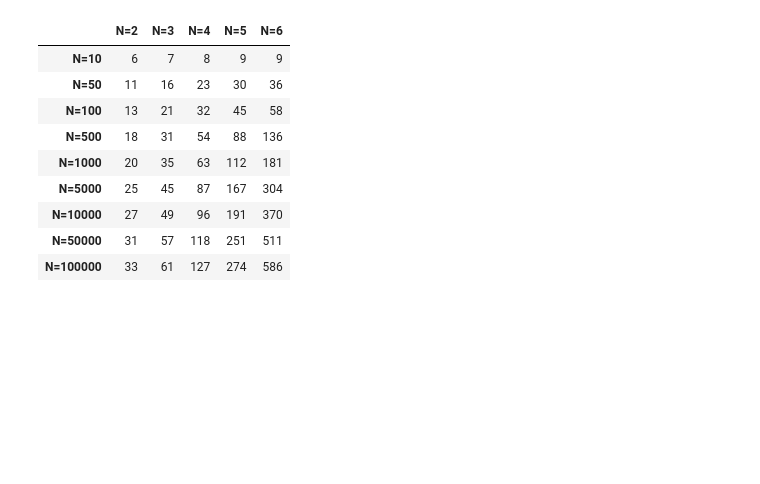
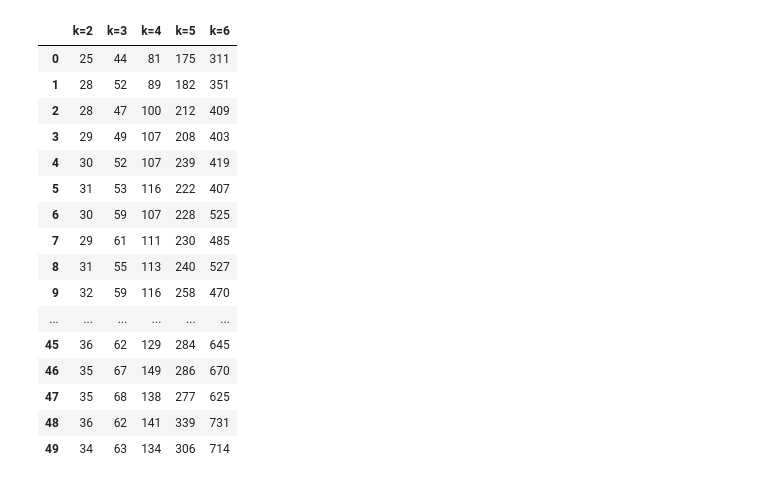
Before and after one commit to Polfono/Projecte-A-Q1-23-24, a Jupyter notebook: resultats.ipynb, the cells around one changed output. Saved outputs shown, nothing was run; the diff lists cells and outputs as text; code cells hidden in the pictures; blank space fills up the shorter version.

```diff
--- a/resultats.ipynb
+++ b/resultats.ipynb
@@ -3,27 +3,79 @@ import pandas as pd
 import matplotlib.pyplot as plt
 import numpy as np
 # %%
-col_names = ["N=2","N=3","N=4","N=5","N=6"]
-index_names = ["N=10","N=50","N=100","N=500","N=1000","N=5000","N=10000","N=50000","N=100000"]
-df_standard = pd.DataFrame([[6,7,8,9,9],
-                           [11,16,23,30,36],
-                           [13,21,32,45,58],
-                           [18,31,54,88,136],
-                           [20,35,63,112,181],
-                           [25,45,87,167,304],
-                           [27,49,96,191,370],
-                           [31,57,118,251,511],
-                           [33,61,127,274,586]],
-                          columns = col_names,index=index_names)
+col_names = ["k=2","k=3","k=4","k=5","k=6"]
+index_names = ["N=0","N=25.000","N=50.000","N=75.000","N=100.000","N=125.000","N=150.000",
+              "N=175.000","N=200.000","N=225.000","N=250.000"]
+dades = [
+[25,44,81,175,311],
+[28,52,89,182,351],
+[28,47,100,212,409],
+[29,49,107,208,403],
+[30,52,107,239,419],
+[31,53,116,222,407],
+[30,59,107,228,525],
+[29,61,111,230,485],
+[31,55,113,240,527],
+[32,59,116,258,470],
+[31,56,122,270,473],
+[31,59,121,265,529],
+[31,57,112,259,531],
+[32,64,115,260,572],
+[33,55,125,251,534],
+[33,62,117,247,581],
+[33,62,138,249,528],
+[32,60,118,274,566],
+[33,60,121,274,619],
+[34,66,127,258,568],
+[31,56,122,276,607],
+[33,59,139,301,575],
+[33,59,129,272,618],
+[34,60,131,265,544],
+[34,66,122,312,573],
+[33,64,140,288,646],
+[34,60,136,270,561],
+[32,61,133,293,637],
+[35,70,117,296,699],
+[33,59,127,312,614],
+[33,62,128,322,671],
+[34,64,125,279,617],
+[34,62,137,282,590],
+[35,64,133,292,570],
+[34,63,137,278,623],
+[34,56,145,280,579],
+[34,61,131,325,662],
+[36,62,133,305,662],
+[34,60,132,284,668],
+[33,71,121,288,746],
+[33,61,140,311,663],
+[33,64,141,283,615],
+[35,65,129,300,660],
+[34,60,145,307,620],
+[35,70,153,329,722],
+[36,62,129,284,645],
+[35,67,149,286,670],
+[35,68,138,277,625],
+[36,62,141,339,731],
+[34,63,134,306,714]]
+
+
+df_standard = pd.DataFrame(dades, columns = col_names)
 df_standard
 # %% [output]
-|  | N=2 | N=3 | N=4 | N=5 | N=6 |
-| N=10 | 6 | 7 | 8 | 9 | 9 |
-| N=50 | 11 | 16 | 23 | 30 | 36 |
-| N=100 | 13 | 21 | 32 | 45 | 58 |
-| N=500 | 18 | 31 | 54 | 88 | 136 |
-| N=1000 | 20 | 35 | 63 | 112 | 181 |
-| N=5000 | 25 | 45 | 87 | 167 | 304 |
-| N=10000 | 27 | 49 | 96 | 191 | 370 |
-| N=50000 | 31 | 57 | 118 | 251 | 511 |
-| N=100000 | 33 | 61 | 127 | 274 | 586 |
+|  | k=2 | k=3 | k=4 | k=5 | k=6 |
+| 0 | 25 | 44 | 81 | 175 | 311 |
+| 1 | 28 | 52 | 89 | 182 | 351 |
+| 2 | 28 | 47 | 100 | 212 | 409 |
+| 3 | 29 | 49 | 107 | 208 | 403 |
+| 4 | 30 | 52 | 107 | 239 | 419 |
+| 5 | 31 | 53 | 116 | 222 | 407 |
+| 6 | 30 | 59 | 107 | 228 | 525 |
+| 7 | 29 | 61 | 111 | 230 | 485 |
+| 8 | 31 | 55 | 113 | 240 | 527 |
+| 9 | 32 | 59 | 116 | 258 | 470 |
+| ... | ... | ... | ... | ... | ... |
+| 45 | 36 | 62 | 129 | 284 | 645 |
+| 46 | 35 | 67 | 149 | 286 | 670 |
+| 47 | 35 | 68 | 138 | 277 | 625 |
+| 48 | 36 | 62 | 141 | 339 | 731 |
+| 49 | 34 | 63 | 134 | 306 | 714 |
```
Also changed, not shown: parts of 2 cells of this notebook.
